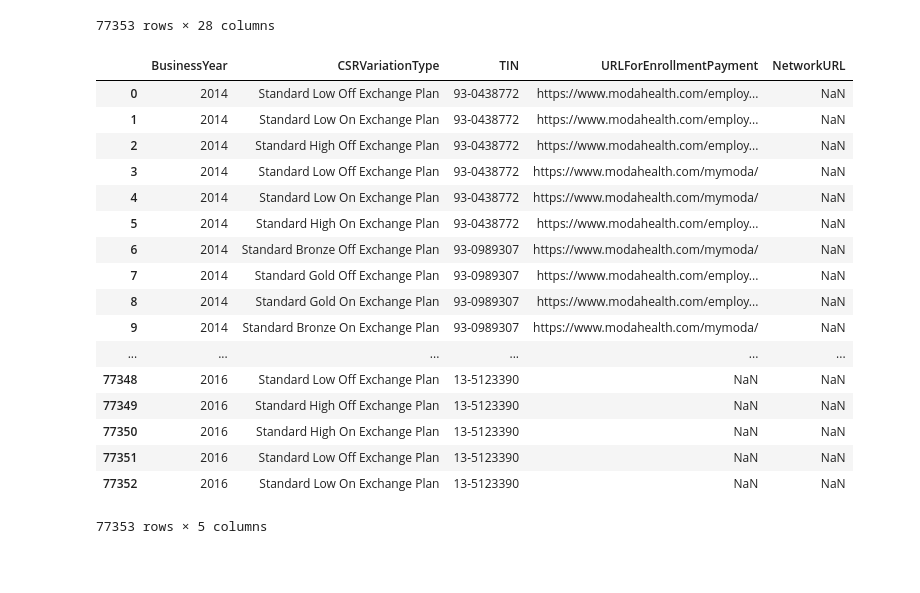
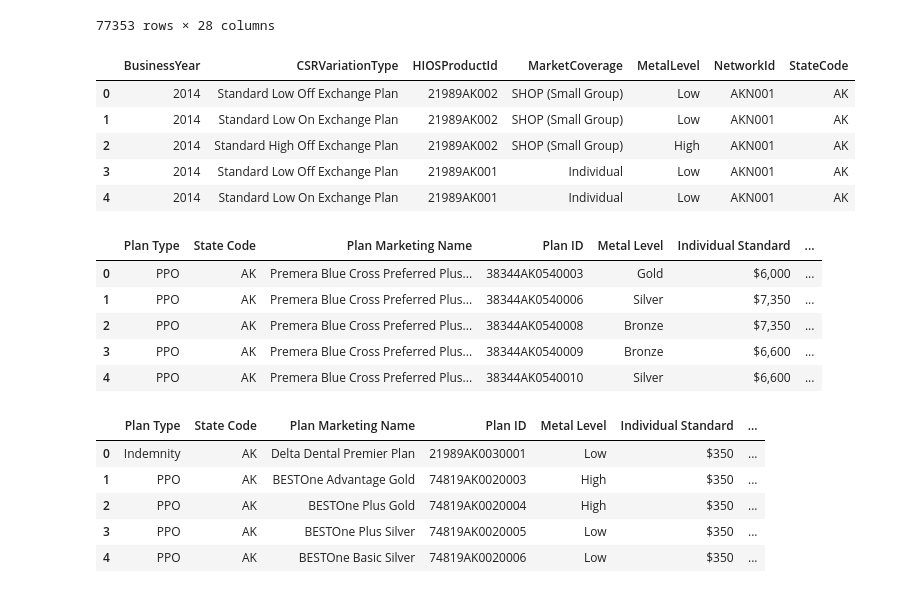
Before and after one commit to nettynelly/ETL---Project, a Jupyter notebook: Rate.ipynb, the cells around one changed output. Drawn from its saved outputs; the diff is of its cells as text; code cells hidden in the pictures; blank space fills up the shorter version.

```diff
--- a/Rate.ipynb
+++ b/Rate.ipynb
@@ -163,24 +66,12 @@ planAttributes_df
 | 77352 | 2016 | Standard Low On Exchange Plan | Allows Adult and Child-Only | NaN | NaN | 96480WV009 | ... |
 77353 rows × 28 columns
 # %%
-new_network_df= pd.DataFrame(planAttributes_df,columns= ['BusinessYear', 'CSRVariationType','TIN','URLForEnrollmentPayment','NetworkURL',])
-new_network_df
+new_planAttributes_df= pd.DataFrame(planAttributes_df,columns= ['BusinessYear', 'CSRVariationType','HIOSProductId','MarketCoverage','MetalLevel','NetworkId','StateCode'])
+new_planAttributes_df.drop_duplicates().head()
 # %% [output]
-|  | BusinessYear | CSRVariationType | TIN | URLForEnrollmentPayment | NetworkURL |
-| 0 | 2014 | Standard Low Off Exchange Plan | 93-0438772 | https://www.modahealth.com/employ... | NaN |
-| 1 | 2014 | Standard Low On Exchange Plan | 93-0438772 | https://www.modahealth.com/employ... | NaN |
-| 2 | 2014 | Standard High Off Exchange Plan | 93-0438772 | https://www.modahealth.com/employ... | NaN |
-| 3 | 2014 | Standard Low Off Exchange Plan | 93-0438772 | https://www.modahealth.com/mymoda/ | NaN |
-| 4 | 2014 | Standard Low On Exchange Plan | 93-0438772 | https://www.modahealth.com/mymoda/ | NaN |
-| 5 | 2014 | Standard High On Exchange Plan | 93-0438772 | https://www.modahealth.com/employ... | NaN |
-| 6 | 2014 | Standard Bronze Off Exchange Plan | 93-0989307 | https://www.modahealth.com/mymoda/ | NaN |
-| 7 | 2014 | Standard Gold Off Exchange Plan | 93-0989307 | https://www.modahealth.com/employ... | NaN |
-| 8 | 2014 | Standard Gold On Exchange Plan | 93-0989307 | https://www.modahealth.com/employ... | NaN |
-| 9 | 2014 | Standard Bronze On Exchange Plan | 93-0989307 | https://www.modahealth.com/mymoda/ | NaN |
-| ... | ... | ... | ... | ... | ... |
-| 77348 | 2016 | Standard Low Off Exchange Plan | 13-5123390 | NaN | NaN |
-| 77349 | 2016 | Standard High Off Exchange Plan | 13-5123390 | NaN | NaN |
-| 77350 | 2016 | Standard High On Exchange Plan | 13-5123390 | NaN | NaN |
-| 77351 | 2016 | Standard Low Off Exchange Plan | 13-5123390 | NaN | NaN |
-| 77352 | 2016 | Standard Low On Exchange Plan | 13-5123390 | NaN | NaN |
+|  | BusinessYear | CSRVariationType | HIOSProductId | MarketCoverage | MetalLevel | NetworkId | StateCode |
+| 0 | 2014 | Standard Low Off Exchange Plan | 21989AK002 | SHOP (Small Group) | Low | AKN001 | AK |
+| 1 | 2014 | Standard Low On Exchange Plan | 21989AK002 | SHOP (Small Group) | Low | AKN001 | AK |
+| 2 | 2014 | Standard High Off Exchange Plan | 21989AK002 | SHOP (Small Group) | High | AKN001 | AK |
+| 3 | 2014 | Standard Low Off Exchange Plan | 21989AK001 | Individual | Low | AKN001 | AK |
+| 4 | 2014 | Standard Low On Exchange Plan | 21989AK001 | Individual | Low | AKN001 | AK |
-77353 rows × 5 columns
@@ -186,0 +80,10 @@ new_network_df
+# %%
+healthplans2018= pd.read_csv('new_health.csv')
+healthplans2018.drop_duplicates().head()
+# %% [output]
+|  | Plan Type | State Code | Plan Marketing Name | Plan ID | Metal Level | Individual Standard | ... |
+| 0 | PPO | AK | Premera Blue Cross Preferred Plus... | 38344AK0540003 | Gold | $6,000 | ... |
+| 1 | PPO | AK | Premera Blue Cross Preferred Plus... | 38344AK0540006 | Silver | $7,350 | ... |
+| 2 | PPO | AK | Premera Blue Cross Preferred Plus... | 38344AK0540008 | Bronze | $7,350 | ... |
+| 3 | PPO | AK | Premera Blue Cross Preferred Plus... | 38344AK0540009 | Bronze | $6,600 | ... |
+| 4 | PPO | AK | Premera Blue Cross Preferred Plus... | 38344AK0540010 | Silver | $6,600 | ... |
@@ -186,0 +92,11 @@ new_network_df
+# %%
+
+dentalplans2018= pd.read_csv('new_dental.csv')
+dentalplans2018.drop_duplicates().head()
+# %% [output]
+|  | Plan Type | State Code | Plan Marketing Name | Plan ID | Metal Level | Individual Standard | ... |
+| 0 | Indemnity | AK | Delta Dental Premier Plan | 21989AK0030001 | Low | $350 | ... |
+| 1 | PPO | AK | BESTOne Advantage Gold | 74819AK0020003 | High | $350 | ... |
+| 2 | PPO | AK | BESTOne Plus Gold | 74819AK0020004 | High | $350 | ... |
+| 3 | PPO | AK | BESTOne Plus Silver | 74819AK0020005 | Low | $350 | ... |
+| 4 | PPO | AK | BESTOne Basic Silver | 74819AK0020006 | Low | $350 | ... |
```
Also changed, not shown: parts of 17 cells of this notebook.
